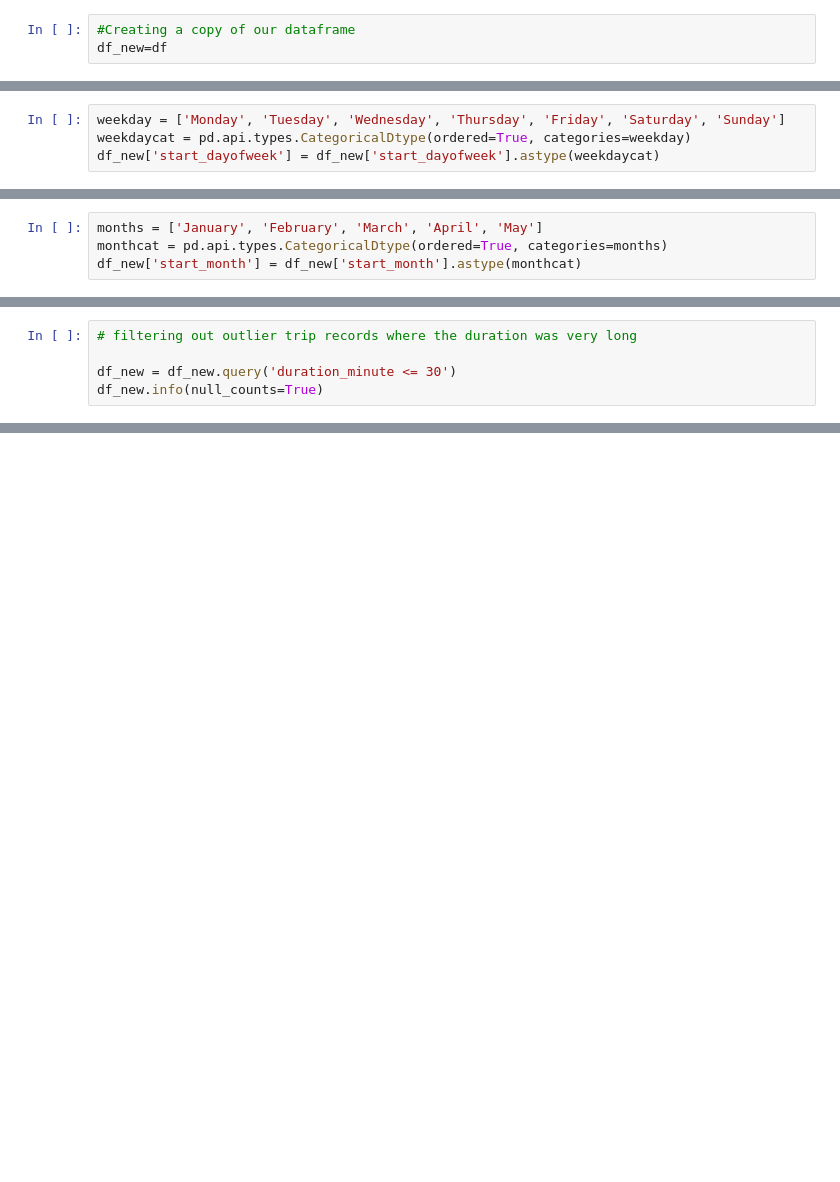
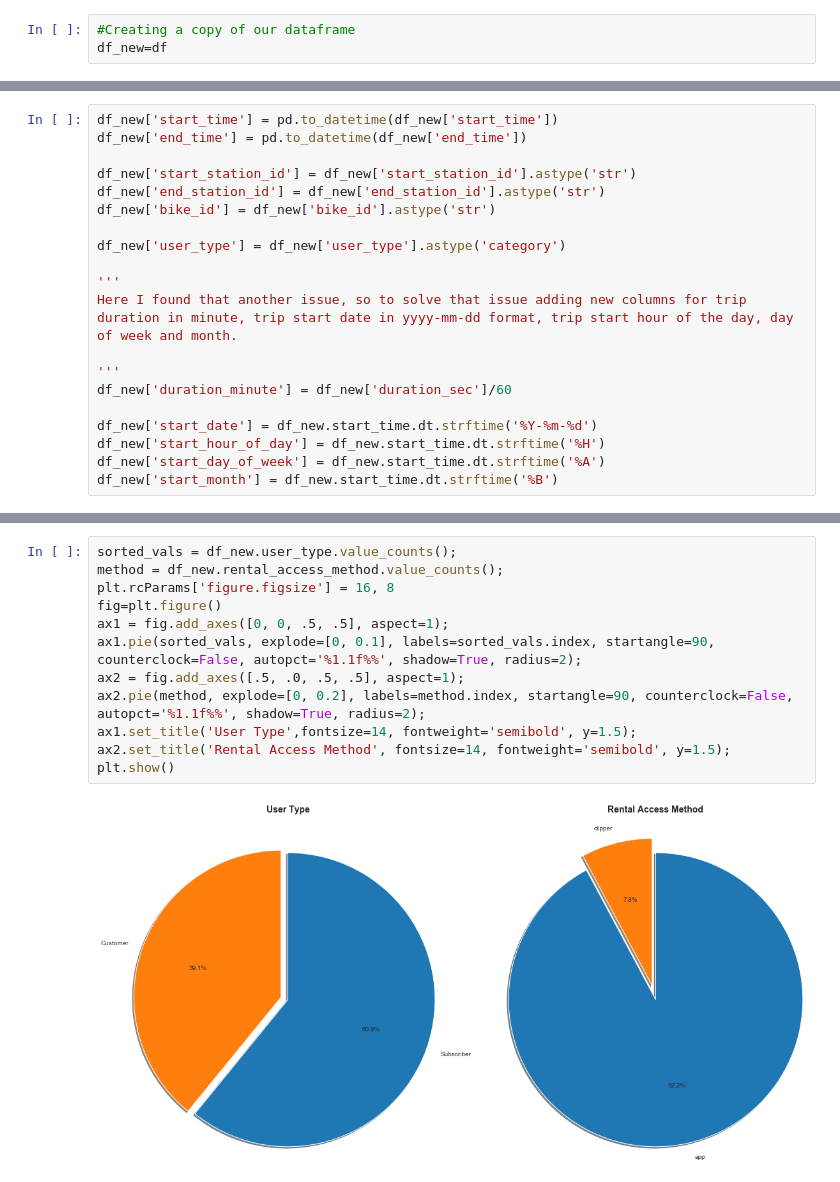
Before and after one commit to abhishekpandeyIT/BayWheelsRideDataExploration, a Jupyter notebook: exploration_notebook.ipynb, the cells around one changed output, grey strips where cells are left out. Saved outputs shown, nothing was run; the diff lists cells and outputs as text; blank space fills up the shorter version.

```diff
--- a/exploration_notebook.ipynb
+++ b/exploration_notebook.ipynb
@@ -220,4 +145,0 @@ plt.ylabel('Count');
-# %%
-weekday = ['Monday', 'Tuesday', 'Wednesday', 'Thursday', 'Friday', 'Saturday', 'Sunday']
-weekdaycat = pd.api.types.CategoricalDtype(ordered=True, categories=weekday)
-df_new['start_dayofweek'] = df_new['start_dayofweek'].astype(weekdaycat)
@@ -235,4 +145,0 @@ plt.ylabel('Count');
-# %%
-months = ['January', 'February', 'March', 'April', 'May']
-monthcat = pd.api.types.CategoricalDtype(ordered=True, categories=months)
-df_new['start_month'] = df_new['start_month'].astype(monthcat)
@@ -296,5 +145,0 @@ It looks like 95% of the trips were less than 30 minutes long with most of them
-# %%
-# filtering out outlier trip records where the duration was very long
-
-df_new = df_new.query('duration_minute <= 30')
-df_new.info(null_counts=True)
@@ -422,0 +159,20 @@ The heatmaps shows clearly very similar usage pattern of the two type of users.
+# %%
+df_new['start_time'] = pd.to_datetime(df_new['start_time'])
+df_new['end_time'] = pd.to_datetime(df_new['end_time'])
+
+df_new['start_station_id'] = df_new['start_station_id'].astype('str')
+df_new['end_station_id'] = df_new['end_station_id'].astype('str')
+df_new['bike_id'] = df_new['bike_id'].astype('str')
+
+df_new['user_type'] = df_new['user_type'].astype('category')
+
+'''
+Here I found that another issue, so to solve that issue adding new columns for trip duration in minute, trip start date in yyyy-mm-dd format, trip start hour of the day, day of week and month.
+
+'''
+df_new['duration_minute'] = df_new['duration_sec']/60
+
+df_new['start_date'] = df_new.start_time.dt.strftime('%Y-%m-%d')
+df_new['start_hour_of_day'] = df_new.start_time.dt.strftime('%H')
+df_new['start_day_of_week'] = df_new.start_time.dt.strftime('%A')
+df_new['start_month'] = df_new.start_time.dt.strftime('%B')
@@ -422,0 +197,14 @@ The heatmaps shows clearly very similar usage pattern of the two type of users.
+# %%
+sorted_vals = df_new.user_type.value_counts();
+method = df_new.rental_access_method.value_counts();
+plt.rcParams['figure.figsize'] = 16, 8
+fig=plt.figure()
+ax1 = fig.add_axes([0, 0, .5, .5], aspect=1);
+ax1.pie(sorted_vals, explode=[0, 0.1], labels=sorted_vals.index, startangle=90, counterclock=False, autopct='%1.1f%%', shadow=True, radius=2);
+ax2 = fig.add_axes([.5, .0, .5, .5], aspect=1);
+ax2.pie(method, explode=[0, 0.2], labels=method.index, startangle=90, counterclock=False, autopct='%1.1f%%', shadow=True, radius=2);
+ax1.set_title('User Type',fontsize=14, fontweight='semibold', y=1.5);
+ax2.set_title('Rental Access Method', fontsize=14, fontweight='semibold', y=1.5);
+plt.show()
+# %% [output]
+[figure, added]
```
Also changed, not shown: parts of 59 cells of this notebook, 3 other files.
